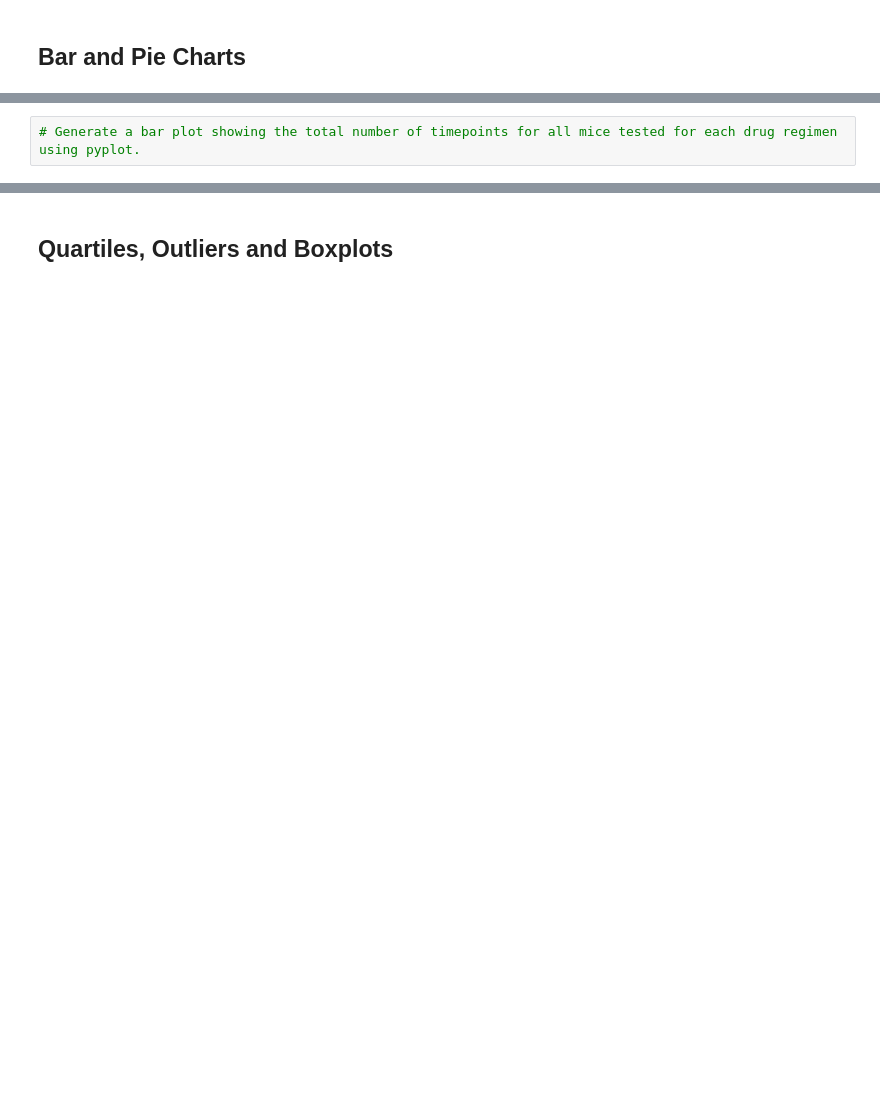
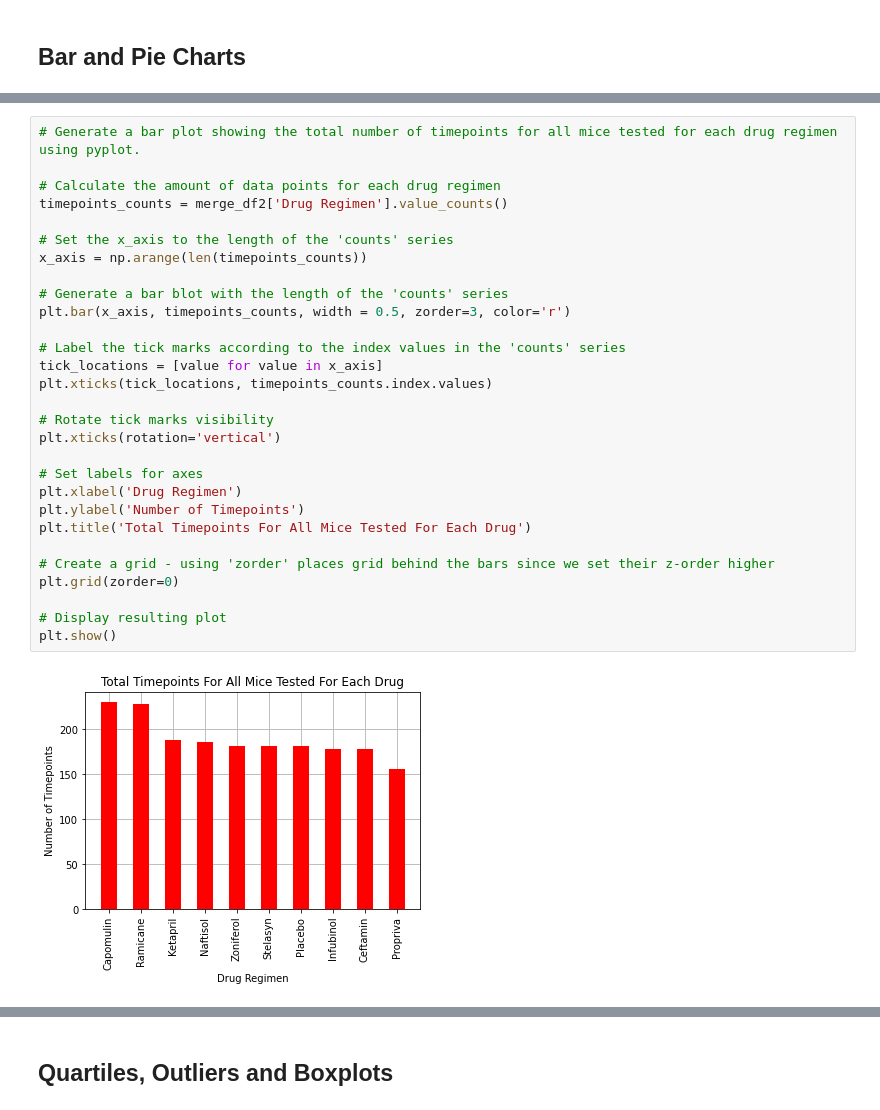
Before and after one commit to jcortez02/mapplotlib_challenge, a Jupyter notebook: pymaceuticals_starter.ipynb, the cells around one changed output, grey strips where cells are left out. Cells and saved outputs as stored; diff of their text form; blank space fills up the shorter version.

```diff
--- a/pymaceuticals_starter.ipynb
+++ b/pymaceuticals_starter.ipynb
@@ -189,4 +236,33 @@ tumor_volume_stats_df
-# %%
-# Generate a bar plot showing the total number of timepoints for all mice tested for each drug regimen using pyplot.
+# %%
+# Generate a bar plot showing the total number of timepoints for all mice tested for each drug regimen using pyplot.
+
+# Calculate the amount of data points for each drug regimen
+timepoints_counts = merge_df2['Drug Regimen'].value_counts()
+
+# Set the x_axis to the length of the 'counts' series
+x_axis = np.arange(len(timepoints_counts))
+
+# Generate a bar blot with the length of the 'counts' series
+plt.bar(x_axis, timepoints_counts, width = 0.5, zorder=3, color='r')
+
+# Label the tick marks according to the index values in the 'counts' series
+tick_locations = [value for value in x_axis]
+plt.xticks(tick_locations, timepoints_counts.index.values)
+
+# Rotate tick marks visibility
+plt.xticks(rotation='vertical')
+
+# Set labels for axes
+plt.xlabel('Drug Regimen')
+plt.ylabel('Number of Timepoints')
+plt.title('Total Timepoints For All Mice Tested For Each Drug')
+
+# Create a grid - using 'zorder' places grid behind the bars since we set their z-order higher
+plt.grid(zorder=0)
+
+# Display resulting plot
+plt.show()
+# %% [output]
+[figure, added]
 # %%
 # Generate a pie plot showing the distribution of female versus male mice using Pandas
```
Also changed, not shown: parts of 20 cells of this notebook.
